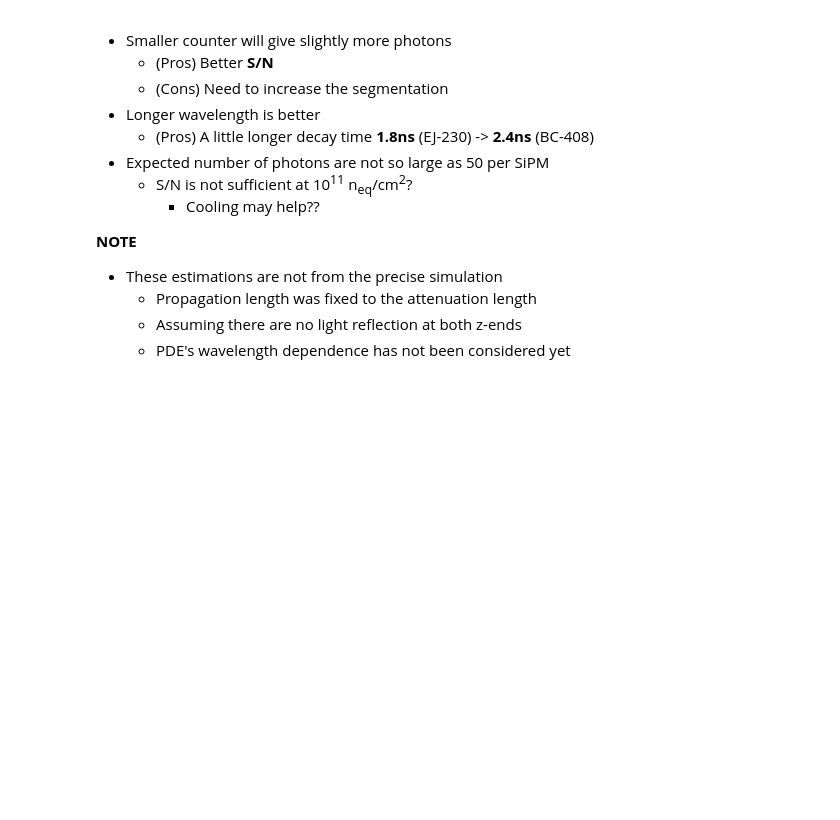
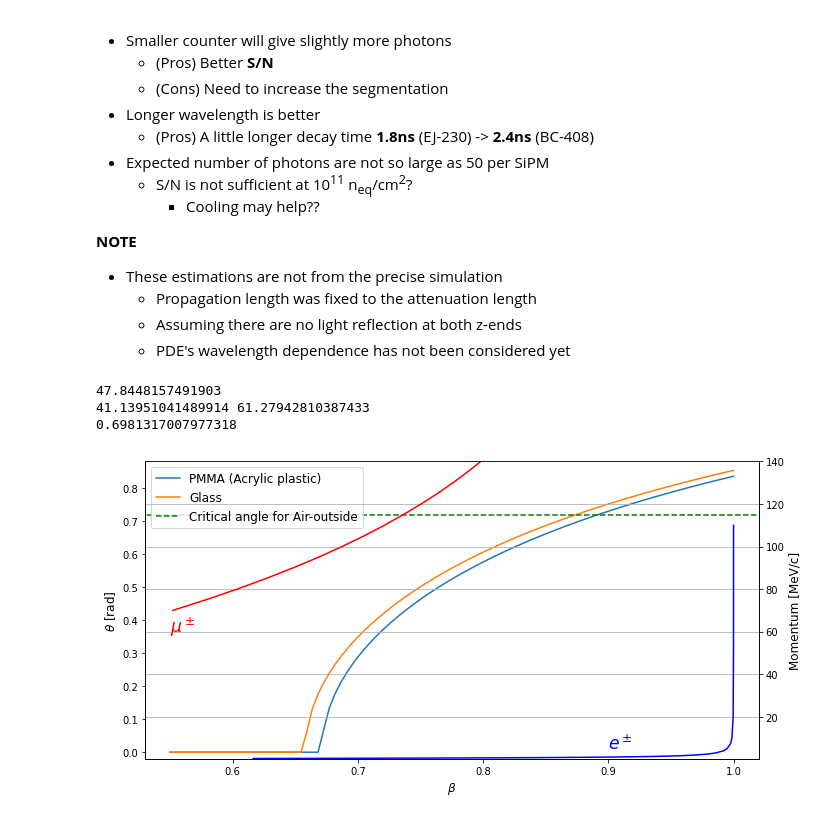
Before and after one commit to yfujii02/work4comet, a Jupyter notebook: SimpleLightPropagationAnalysis.ipynb, the cells around one changed output. Cells and saved outputs as stored; diff of their text form; code cells hidden in the pictures; blank space fills up the shorter version.

Commit message:
Add analysis for Cherenkov radiation.

```diff
--- a/SimpleLightPropagationAnalysis.ipynb
+++ b/SimpleLightPropagationAnalysis.ipynb
@@ -369,3 +369,67 @@ Summary
     * Propagation length was fixed to the attenuation length
     * Assuming there are no light reflection at both z-ends
     * PDE's wavelength dependence has not been considered yet
+# %%
+#### Play around with Cherenkov photon
+import math
+ridx=1.49 # PMMA (Acrylic plastic)
+#ridx=1.50
+#ridx=1.52 # Glass
+ac=math.acos(1.0/ridx)
+print(ac*180./pi)
+betas=np.linspace(0.55,1,100)
+def getAng(ridx,beta):
+    val=np.zeros(len(beta))
+    for i in range(len(beta)):
+        if ridx*beta[i]<1.0:continue
+        val[i]=math.acos(1.0/ridx/beta[i])
+    return val
+angles=getAng(ridx,betas)
+ridx=1.52
+angles2=getAng(ridx,betas)
+fig,ax=plt.subplots(figsize=(10,5))
+
+ax.plot(betas,angles,label='PMMA (Acrylic plastic)')
+ax.plot(betas,angles2,label='Glass')
+#### critical angle in case of Air ourside
+ridx_0=1.000 # Air
+ridx_1=1.333 # Water
+theta_c0=math.asin(ridx_0/ridx)
+theta_c1=math.asin(ridx_1/ridx)
+print(theta_c0*180./pi, theta_c1*180./pi)
+emass=0.510998950
+mmass=105.658377
+emom=np.array([0.4,0.5,0.6,0.7,0.8,1.0,1.25,1.5,1.75,2.0,2.5,3.0,4.0,5.0,7.5,10,20,50,100,110])
+mmom=np.array([70,75,80,85,90,95,100,105,110,115,120,125,130,135,140])
+ebeta=emom/np.sqrt(emom*emom + emass*emass)
+mbeta=mmom/np.sqrt(mmom*mmom + mmass*mmass)
+ax.plot([0.5,1.02],[theta_c0,theta_c0],'g--',label='Critical angle for Air-outside')
+#ax.plot([0.5,1.02],[theta_c1,theta_c1],'r--',label='Water-outside')
+ax.legend(loc='upper left',fontsize='large')
+ax.set_ylim(-0.02,0.88)
+ax.set_xlim(0.53,1.02)
+ax.set_ylabel(r'$\theta$ [rad]',size='large')
+ax.set_xlabel(r'$\beta$',size='large')
+#ax.grid()
+
+print(40*pi/180.)
+ax2=ax.twinx()
+
+ax2.plot(ebeta,emom,color='blue')
+ax2.plot(mbeta,mmom,color='red')
+#ax2.xscale('log')
+#ax2.set_yscale('log')
+ax2.grid()
+ax2.set_ylim(0.25,140)
+ax2.text(0.55,60,s=r'$\mu^\pm$',fontsize='xx-large',c='r')
+ax2.text(0.9,5,s=r'$e^\pm$',fontsize='xx-large',c='b')
+ax2.set_ylabel('Momentum [MeV/c]',size='large')
+#plt.xlabel(r'$\beta$',size='large')
+
+fig.tight_layout()
+plt.show()
+# %% [output]
+47.8448157491903
+41.13951041489914 61.27942810387433
+0.6981317007977318
+[figure, added]
```
Also changed, not shown: parts of 2 cells of this notebook.
